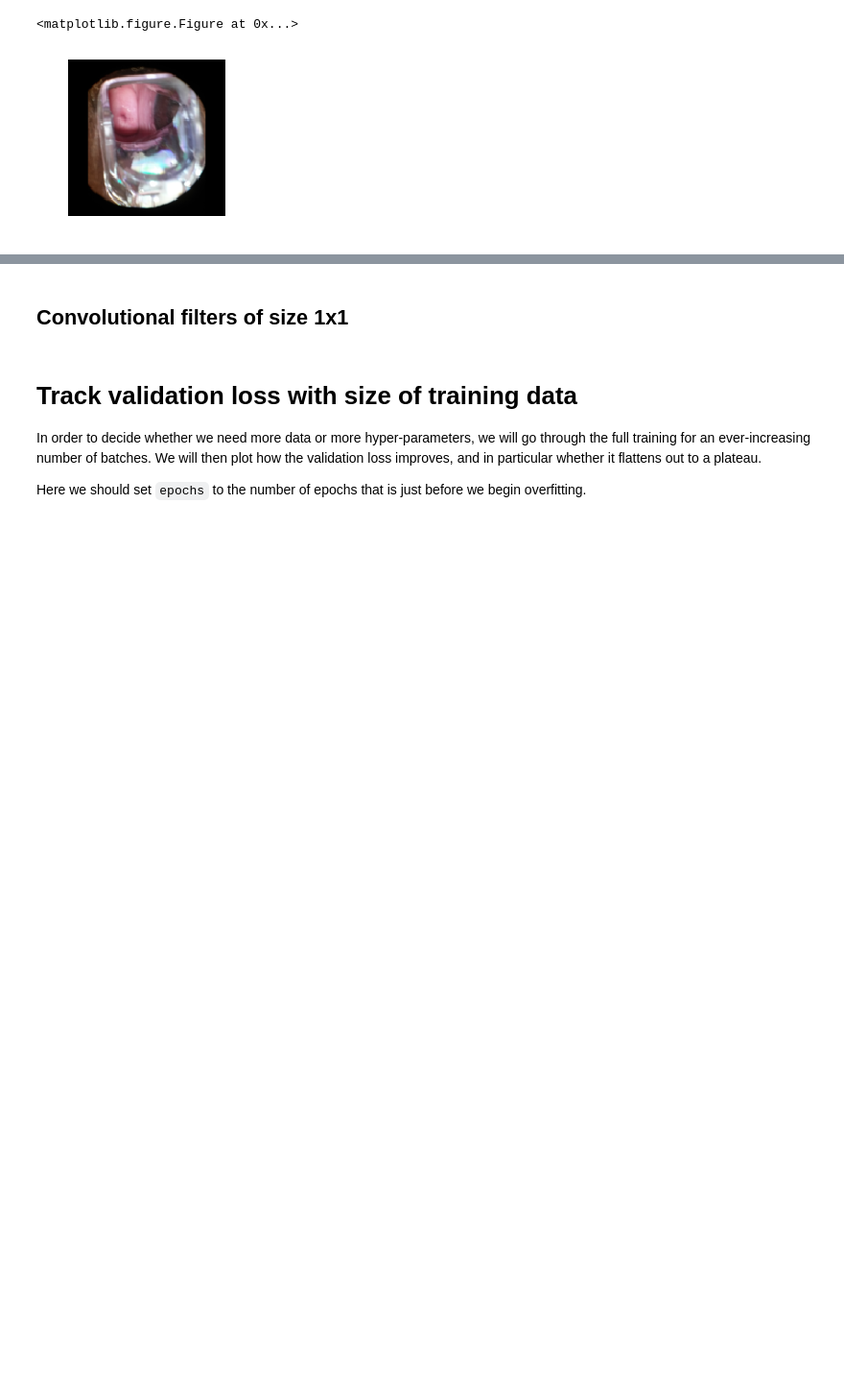
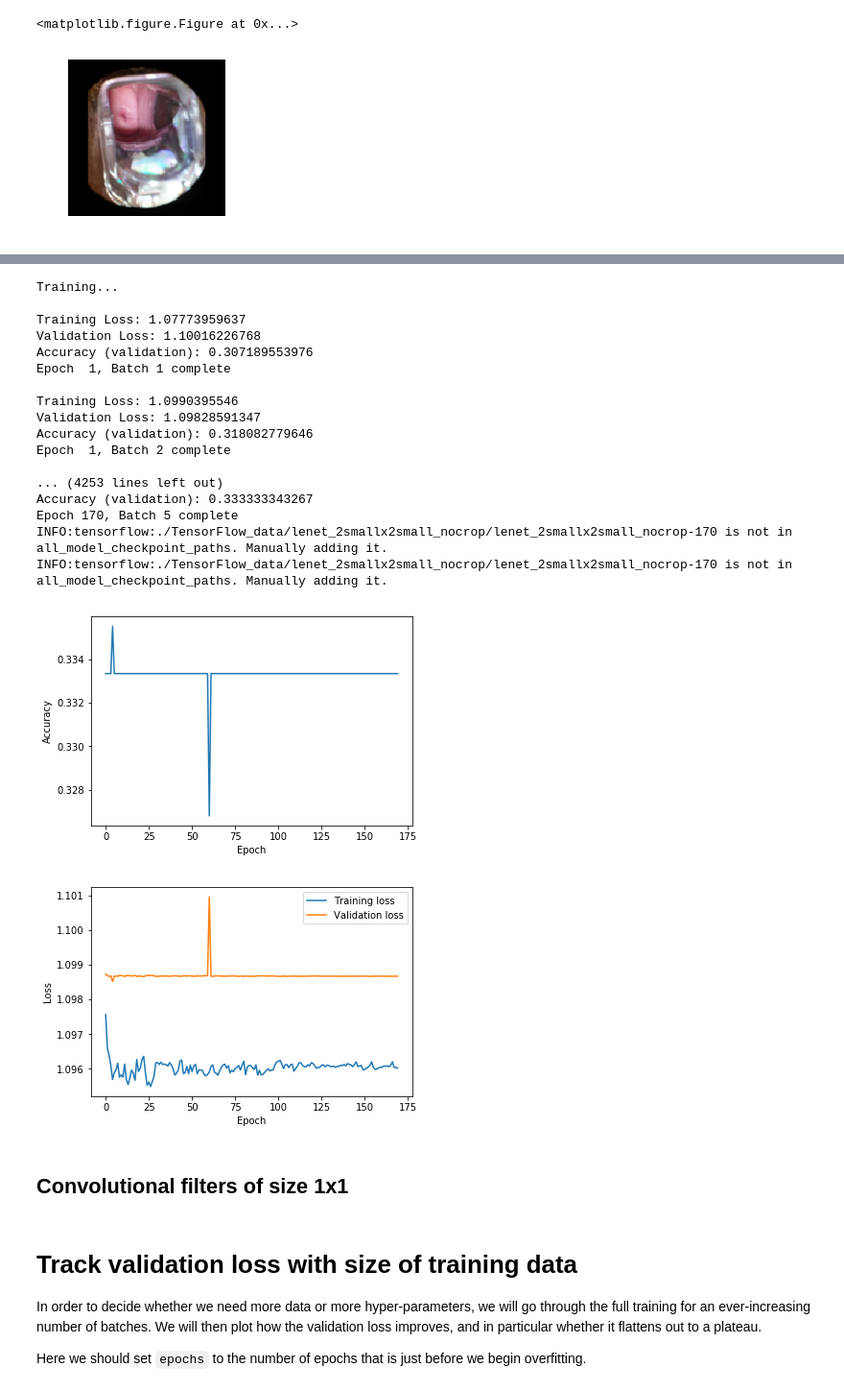
Before and after one commit to Mamta-Arora/Kaggle-MobileODT-Cancer-Screening, a Jupyter notebook: FullWorkflow.ipynb, the cells around one changed output, grey strips where cells are left out. Shown at 96% size. Saved outputs shown, nothing was run; the diff lists cells and outputs as text; code cells hidden in the pictures; blank space fills up the shorter version.

```diff
--- a/FullWorkflow.ipynb
+++ b/FullWorkflow.ipynb
@@ -843,7 +843,7 @@ printout = True
 # %%
 # ============ DOES NOT REQUIRE USER INPUT =============
 if isfile(model_destination_folder + "/training_run_scores.npy") is False:
-    accuracies, train_losses, val_losses = training_round(network_nocrop_smallconn, [], [], [])
+    accuracies, train_losses, val_losses = training_round(network_nocrop_largeconn, [], [], [])
     np.save(model_destination_folder + "/training_run_scores.npy",
             np.array([accuracies, train_losses, val_losses]))
 else:
@@ -876,14 +876,14 @@ input_shape = (150, 150, 3)
 output_channels = 3
 convolutional_layers = [[10, (4, 4), (1, 1), (2, 2), (2, 2)],
                         [20, (4, 4), (1, 1), (2, 2), (2, 2)]]
-connected_layers = [50, 15]
+connected_layers = [200, 60]
 keep_prob = 0.5
 learning_rate = 0.001 # standard value is 0.001
-model_name = "lenet_2smallx2small_nocrop" # This name means we have 2 small convolutional layers
+model_name = "lenet_2smallx2large_nocrop"
 # ======================================================
 # %%
 # ============ DOES NOT REQUIRE USER INPUT =============
-network_nocrop_fewchan_smallconn = ConvNet(input_shape=input_shape,
+network_nocrop_fewchan_largeconn = ConvNet(input_shape=input_shape,
                                            output_channels=output_channels,
                                            convolutional_layers=convolutional_layers,
                                            connected_layers=connected_layers,
@@ -901,19 +905,39 @@ training_batches = range(1, totnumbatches)
 leftright = True
 updown = True
 save_model = True
-model_destination_folder = "./TensorFlow_data/lenet_2smallx2small_nocrop"
+model_destination_folder = "./TensorFlow_data/lenet_2smallx2large_nocrop"
 printout = True
 # ======================================================
 # %%
 # ============ DOES NOT REQUIRE USER INPUT =============
 if isfile(model_destination_folder + "/training_run_scores.npy") is False:
-    accuracies, train_losses, val_losses = training_round(network_nocrop_fewchan_smallconn, [], [], [])
+    accuracies, train_losses, val_losses = training_round(network_nocrop_fewchan_largeconn, [], [], [])
     np.save(model_destination_folder + "/training_run_scores.npy",
             np.array([accuracies, train_losses, val_losses]))
 else:
     [accuracies, train_losses, val_losses] = np.load(model_destination_folder + "/training_run_scores.npy")
 
 plot_accuracy_trainloss_valloss(accuracies, train_losses, val_losses)
+# %% [output]
+Training...
+
+Training Loss: 1.07773959637
+Validation Loss: 1.10016226768
+Accuracy (validation): 0.307189553976
+Epoch  1, Batch 1 complete
+
+Training Loss: 1.0990395546
+Validation Loss: 1.09828591347
+Accuracy (validation): 0.318082779646
+Epoch  1, Batch 2 complete
+
+... (4253 lines left out)
+Accuracy (validation): 0.333333343267
+Epoch 170, Batch 5 complete
+INFO:tensorflow:./TensorFlow_data/lenet_2smallx2small_nocrop/lenet_2smallx2small_nocrop-170 is not in all_model_checkpoint_paths. Manually adding it.
+INFO:tensorflow:./TensorFlow_data/lenet_2smallx2small_nocrop/lenet_2smallx2small_nocrop-170 is not in all_model_checkpoint_paths. Manually adding it.
+[figure, added]
+[figure, added]
 # %% [markdown]
 ## Convolutional filters of size 1x1
 # %% [markdown]
```
Also changed, not shown: parts of 10 cells of this notebook.
